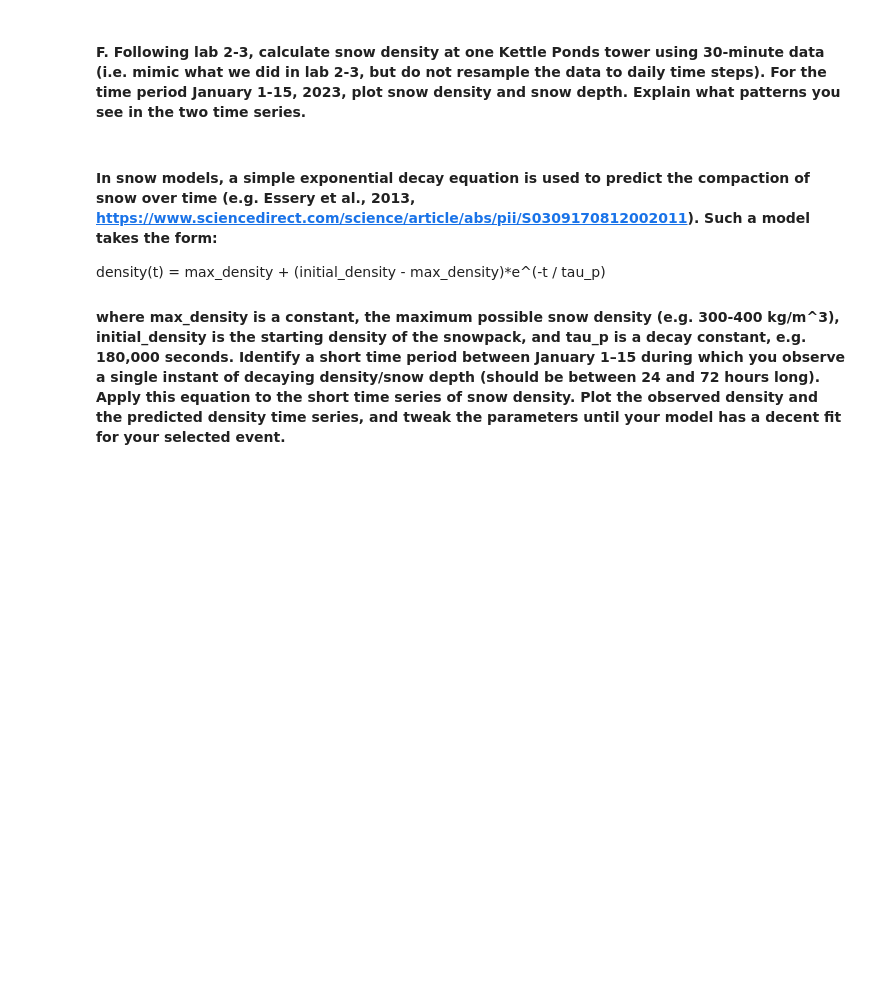
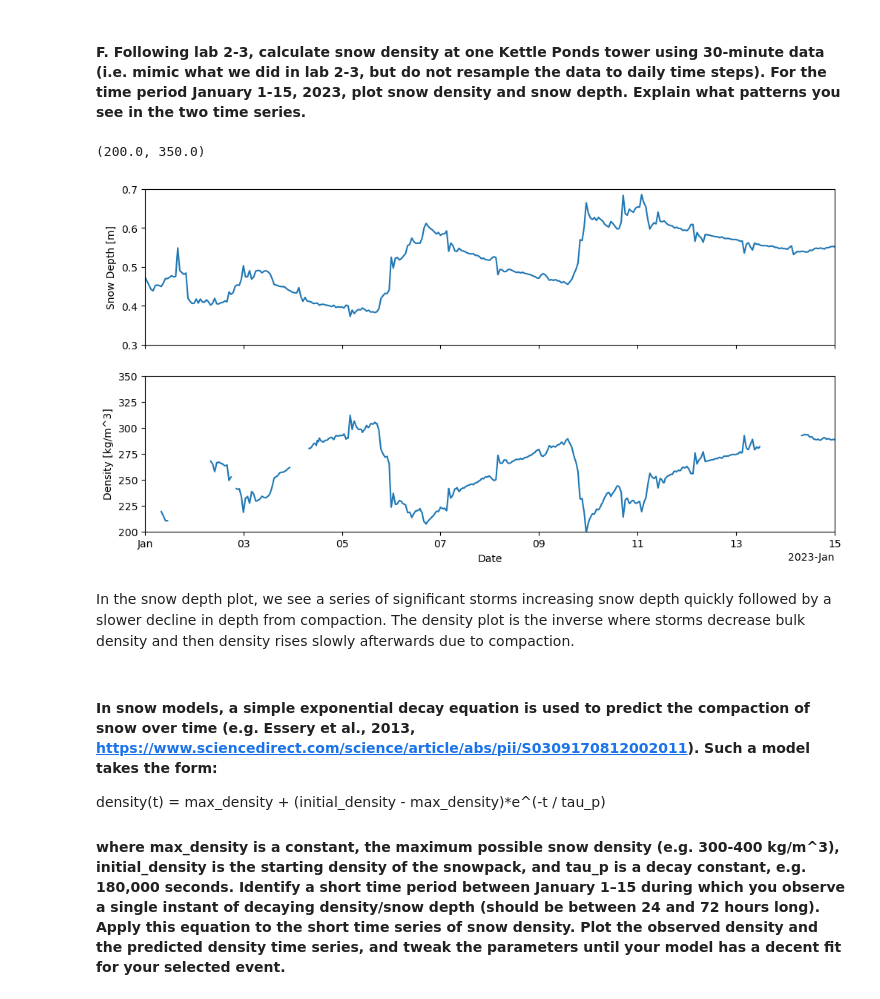
Before and after one commit to clinton-alden/snow_hydrology_WI25, a Jupyter notebook: module2/homework2.ipynb, the cells around one changed output. Saved outputs shown, nothing was run; the diff lists cells and outputs as text; code cells hidden in the pictures; blank space fills up the shorter version.

```diff
--- a/module2/homework2.ipynb
+++ b/module2/homework2.ipynb
@@ -87,5 +97,26 @@ percent of cumulative precip accounted for by max SWE: 67.8
 # %% [markdown]
 #### F. Following lab 2-3, calculate snow density at one Kettle Ponds tower using 30-minute data (i.e. mimic what we did in lab 2-3, but do not resample the data to daily time steps). For the time period January 1-15, 2023, plot snow density and snow depth. Explain what patterns you see in the two time series.
+# %%
+# calculate density
+sos_density_c3 = (sos_dataset['SWE_p3_c'])/sos_dataset['SnowDepth_c']
+# %%
+fig, ax = plt.subplots(2,1,figsize=(12,6), sharex=True)
+
+sos_dataset['SnowDepth_c'].plot(ax=ax[0], label='Snow Depth')
+ax[0].set_xlabel('')
+ax[0].set_ylabel('Snow Depth [m]')
+ax[0].set_xlim(pd.Timestamp('2023-01-01'), pd.Timestamp('2023-01-15'))
+ax[0].set_ylim(0.3,0.7)
+
+sos_density_c3.plot(ax=ax[1], label='Density')
+ax[1].set_xlabel('Date')
+ax[1].set_ylabel('Density [kg/m^3]')
+ax[1].set_ylim(200,350)
+# %% [output]
+(200.0, 350.0)
+[figure, added]
+# %% [markdown]
+In the snow depth plot, we see a series of significant storms increasing snow depth quickly followed by a slower decline in depth from compaction. The density plot is the inverse where storms decrease bulk density and then density rises slowly afterwards due to compaction.
 # %% [markdown]
 #### In snow models, a simple exponential decay equation is used to predict the compaction of snow over time (e.g. Essery et al., 2013, https://www.sciencedirect.com/science/article/abs/pii/S0309170812002011). Such a model takes the form:
 
```
Also changed, not shown: parts of 8 cells of this notebook, 4 other files.
